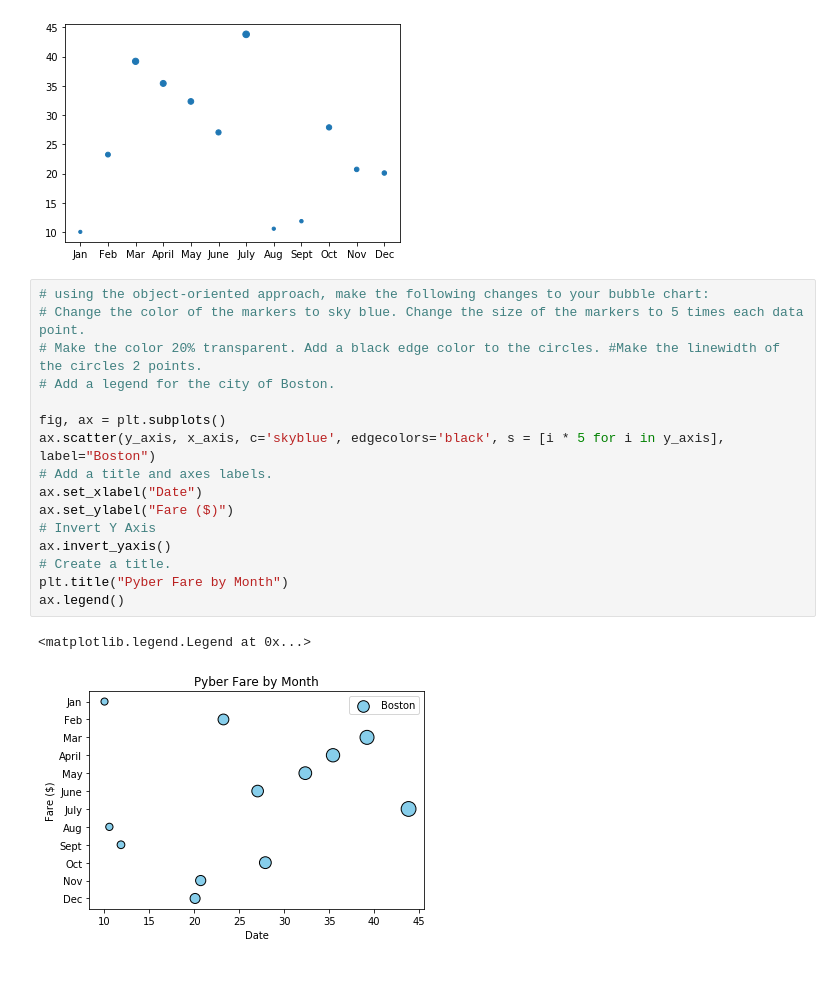
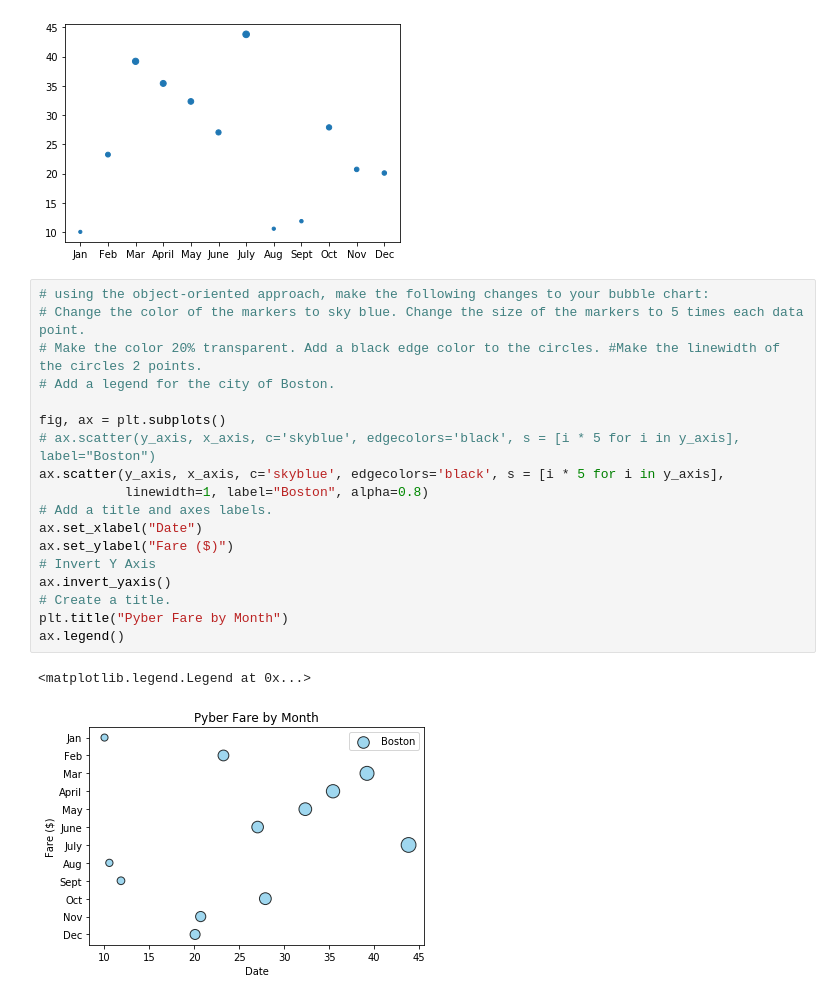
Before and after one commit to GirijaJoshi/PyBer_Analysis, a Jupyter notebook: ScattePlot_ObjectOriented.ipynb, the cells around one changed output. Drawn from its saved outputs; the diff is of its cells as text.

Commit message:
scatter plot with (alpha) for transparency added linewidth

```diff
--- a/ScattePlot_ObjectOriented.ipynb
+++ b/ScattePlot_ObjectOriented.ipynb
@@ -26,19 +26,21 @@ ax.scatter(x_axis, y_axis, s=y_axis)
 # %%
 # using the object-oriented approach, make the following changes to your bubble chart:
 # Change the color of the markers to sky blue. Change the size of the markers to 5 times each data point.
 # Make the color 20% transparent. Add a black edge color to the circles. #Make the linewidth of the circles 2 points.
 # Add a legend for the city of Boston.
 
 fig, ax = plt.subplots()
-ax.scatter(y_axis, x_axis, c='skyblue', edgecolors='black', s = [i * 5 for i in y_axis], label="Boston")
+# ax.scatter(y_axis, x_axis, c='skyblue', edgecolors='black', s = [i * 5 for i in y_axis], label="Boston")
+ax.scatter(y_axis, x_axis, c='skyblue', edgecolors='black', s = [i * 5 for i in y_axis],
+           linewidth=1, label="Boston", alpha=0.8)
 # Add a title and axes labels.
 ax.set_xlabel("Date")
 ax.set_ylabel("Fare ($)")
 # Invert Y Axis
 ax.invert_yaxis()
 # Create a title.
 plt.title("Pyber Fare by Month")
 ax.legend()
 # %% [output]
 <matplotlib.legend.Legend at 0x...>
-[figure, old version]
+[figure, new version]
```
Also changed, not shown: parts of 2 cells of this notebook.
